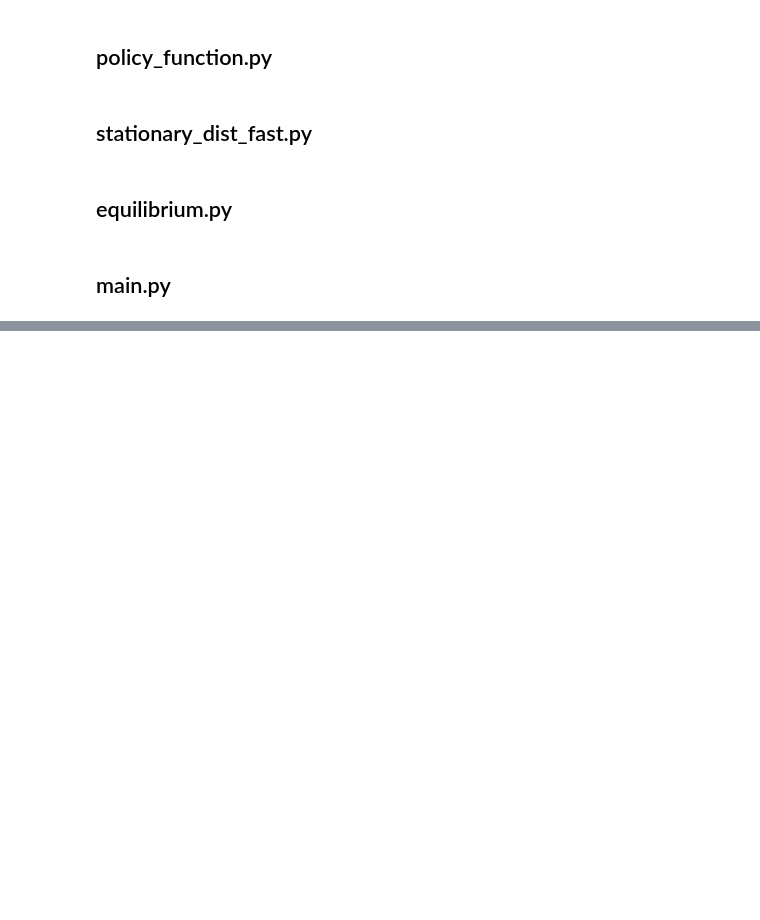
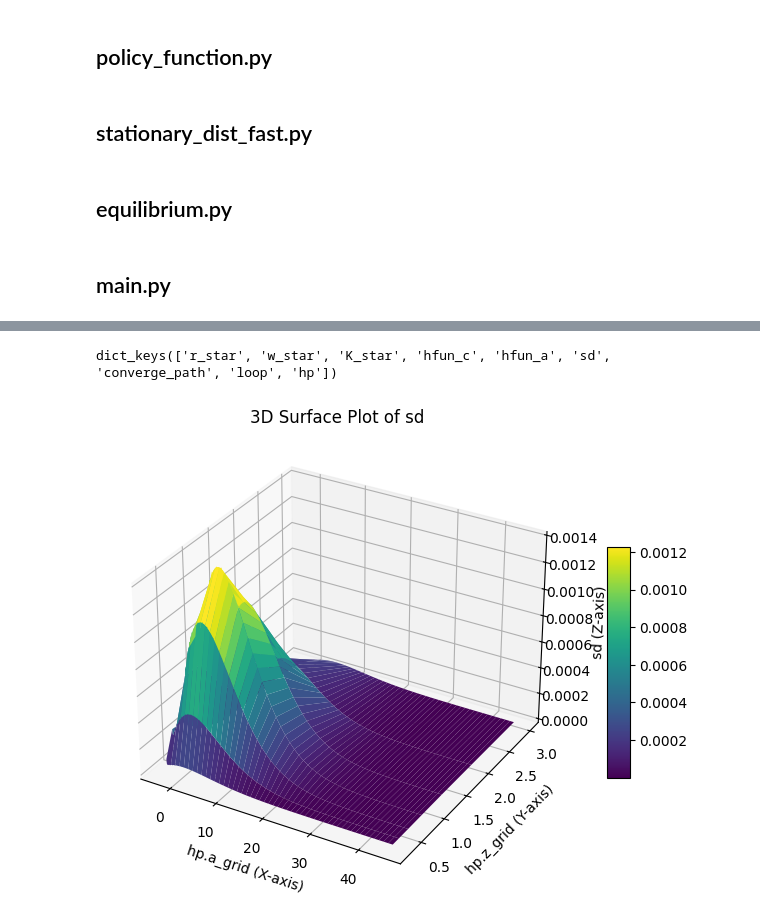
Before and after one commit to tomoyahiroe/quant-macro-workshop, a Jupyter notebook: src/ch5/aiyagari/aiyagari_government_TI/aiyagari-gov-TI.ipynb, the cells around one changed output, grey strips where cells are left out. Cells and saved outputs as stored; diff of their text form; code cells hidden in the pictures; blank space fills up the shorter version.

```diff
--- a/src/ch5/aiyagari/aiyagari_government_TI/aiyagari-gov-TI.ipynb
+++ b/src/ch5/aiyagari/aiyagari_government_TI/aiyagari-gov-TI.ipynb
@@ -382,18 +416,17 @@ def search_equilibrium(hp: Setting, lambdaR: float,DEBUG_MODE = False, tol = 1e-
         hfun_aprime = (1+(1-tau)*r) * a_mesh + wage * z_mesh - hfun_c
 
         # 定常分布用のグリッドを用意
-        # a_grid_sd = np.linspace(-hp.b, hp.a_grid[-1], len(hp.a_grid))
+        a_grid_sd = np.linspace(-hp.b, hp.a_grid[-1], hp.na_sd)
 
         # 定常分布の初期値を定義する
-        # sd_grid = np.full((len(a_grid_sd), nz), 1.0 / (len(a_grid_sd) * nz)) # 各グリッドの初期値を均等に設定
-        sd_grid = np.full((na, nz), 1.0 / (na * nz)) # 各グリッドの初期値を均等に設定
+        sd_grid = np.full((len(a_grid_sd), nz), 1.0 / (len(a_grid_sd) * nz)) # 各グリッドの初期値を均等に設定
+        # sd_grid = np.full((na, nz), 1.0 / (na * nz)) # 各グリッドの初期値を均等に設定
         # sd = sd_iteration(sd_grid, hfun_aprime, hp.a_grid, hp.Pz)
-        # sd = solve_sd(sd_grid, len(a_grid_sd), len(hp.z_grid), a_grid_sd, hp.Pz, hfun_aprime)
-        sd = solve_sd(sd_grid, na, nz, hp.a_grid, hp.Pz, hfun_aprime)
+        sd = solve_sd(sd_grid, len(hp.a_grid), len(hp.z_grid), len(a_grid_sd), hp.a_grid, a_grid_sd, hp.Pz, hfun_aprime)
+        # sd = solve_sd(sd_grid, na, nz, hp.a_grid, hp.Pz, hfun_aprime)
 
         # 4. 総資本供給と総資本需要の差分を計算
-        # Amesh, _ = np.meshgrid(a_grid_sd, hp.z_grid, indexing='ij')
-        Amesh, _ = np.meshgrid(hp.a_grid, hp.z_grid, indexing='ij')
+        Amesh, _ = np.meshgrid(a_grid_sd, hp.z_grid, indexing='ij')
         A = np.sum(Amesh * sd) # 総資本供給
         print("A: ", A)
         diff = (A - Kd)
@@ -422,7 +455,7 @@ for i in range(loops):
     start = time.time()
     hp = Setting(beta=0.96, gamma=3, rho=0.6, sigma=0.4,
                 alpha=0.36, delta=0.08, b=3, a_max=45,
-                nz = 7, na = 50, r0 = 0.03, tau = 0.0) # brent法でエラーが出ないようにwの初期値を0以外に設定
+                nz = 7, na = 300, na_sd=800, r0 = 0.03, tau = 0.0) # brent法でエラーが出ないようにwの初期値を0以外に設定
     result = search_equilibrium(hp, lambdaR = 0.002, DEBUG_MODE= True)
     end = time.time()
 
@@ -450,3 +489,32 @@ plt.show()
+# %%
+# resultの変数の種類 var? list?
+result.__dict__.keys()
+# %% [output]
+dict_keys(['r_star', 'w_star', 'K_star', 'hfun_c', 'hfun_a', 'sd', 'converge_path', 'loop', 'hp'])
 # %%
-result.hfun_c[:,0]
+# 定常分布 sd のプロット
+import matplotlib.pyplot as plt
+from mpl_toolkits.mplot3d import Axes3D
+
+a_grid_sd = np.linspace(-hp.b, hp.a_grid[-1], hp.na_sd)
+
+# メッシュグリッドを作成
+X, Y = np.meshgrid(a_grid_sd, hp.z_grid)
+Z = result.sd.T  # データの形状を合わせるため転置（必要なら）
+
+# 3Dプロット
+fig = plt.figure(figsize=(10, 6))
+ax = fig.add_subplot(111, projection='3d')
+surf = ax.plot_surface(X, Y, Z, cmap='viridis', edgecolor='none')
+fig.colorbar(surf, ax=ax, shrink=0.5, aspect=10)
+
+# 軸ラベル
+ax.set_xlabel('hp.a_grid (X-axis)')
+ax.set_ylabel('hp.z_grid (Y-axis)')
+ax.set_zlabel('sd (Z-axis)')
+ax.set_title('3D Surface Plot of sd')
+
+plt.show()
+# %% [output]
+[figure, added]
 # %%
```
Also changed, not shown: parts of 7 cells of this notebook.
